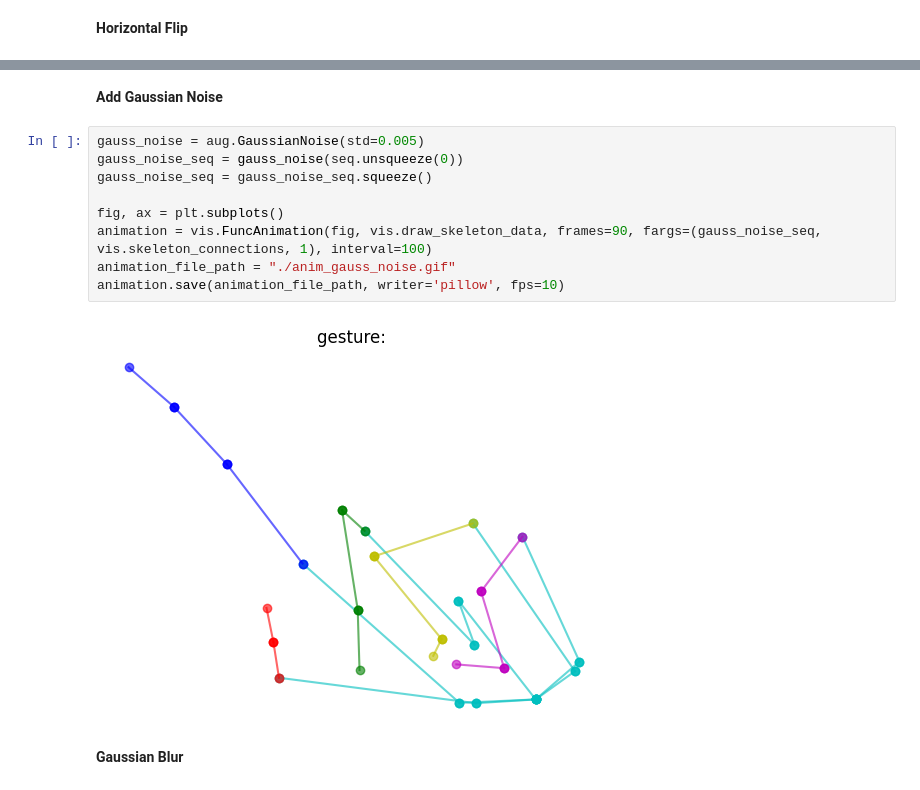
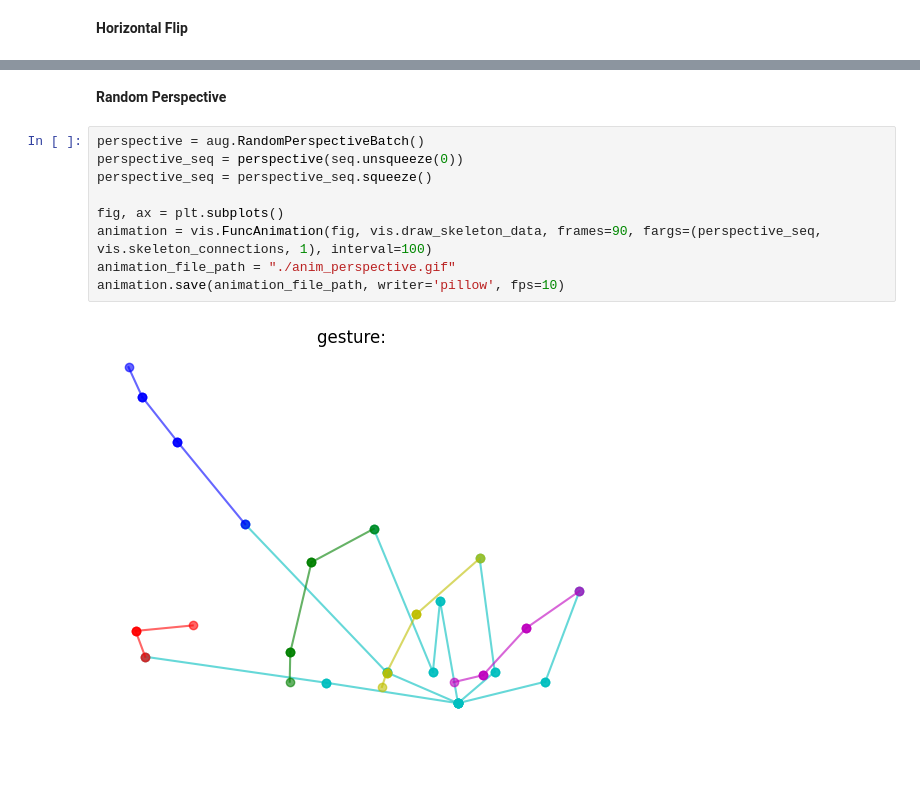
Before and after one commit to dothanhdatle/Research_Project, a Jupyter notebook: visualize_test.ipynb, the cells around one changed output, grey strips where cells are left out. Saved outputs shown, nothing was run; the diff lists cells and outputs as text; blank space fills up the shorter version.

```diff
--- a/visualize_test.ipynb
+++ b/visualize_test.ipynb
@@ -59,18 +72,16 @@ animation_file_path = "./anim_hflip.gif"
 animation.save(animation_file_path, writer='pillow', fps=10)
 # %% [output]
 [figure]
-# %% [markdown]
-**Add Gaussian Noise**
+# %% [markdown]
+**Random Perspective**
 # %%
-gauss_noise = aug.GaussianNoise(std=0.005)
-gauss_noise_seq = gauss_noise(seq.unsqueeze(0))
-gauss_noise_seq = gauss_noise_seq.squeeze()
+perspective = aug.RandomPerspectiveBatch()
+perspective_seq = perspective(seq.unsqueeze(0))
+perspective_seq = perspective_seq.squeeze()
 
 fig, ax = plt.subplots()
-animation = vis.FuncAnimation(fig, vis.draw_skeleton_data, frames=90, fargs=(gauss_noise_seq, vis.skeleton_connections, 1), interval=100)
-animation_file_path = "./anim_gauss_noise.gif"
+animation = vis.FuncAnimation(fig, vis.draw_skeleton_data, frames=90, fargs=(perspective_seq, vis.skeleton_connections, 1), interval=100)
+animation_file_path = "./anim_perspective.gif"
 animation.save(animation_file_path, writer='pillow', fps=10)
 # %% [output]
-[figure, old version]
+[figure, new version]
-# %% [markdown]
-**Gaussian Blur**
```
Also changed, not shown: parts of 11 cells of this notebook, 21 other files.
